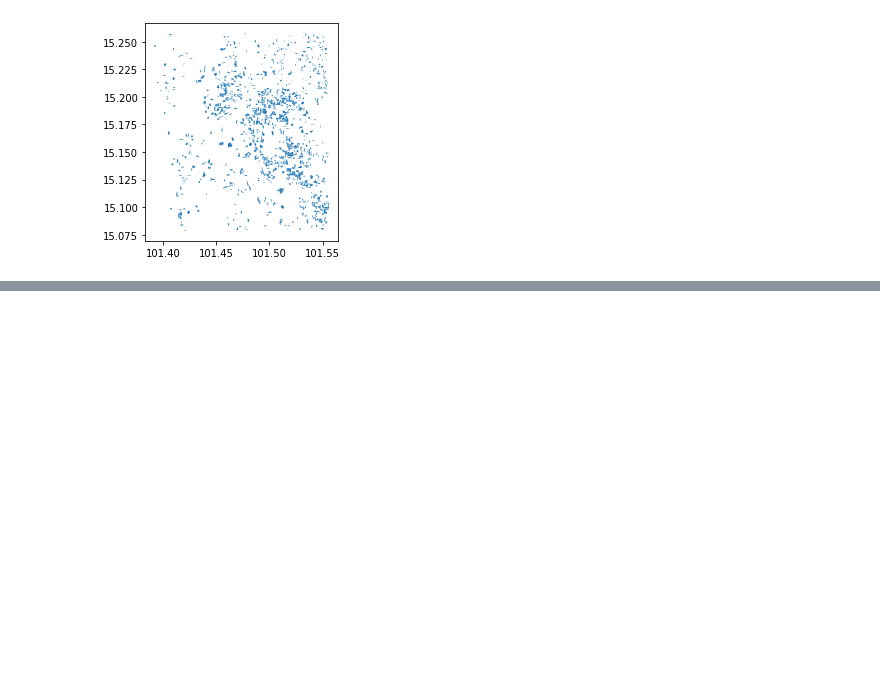
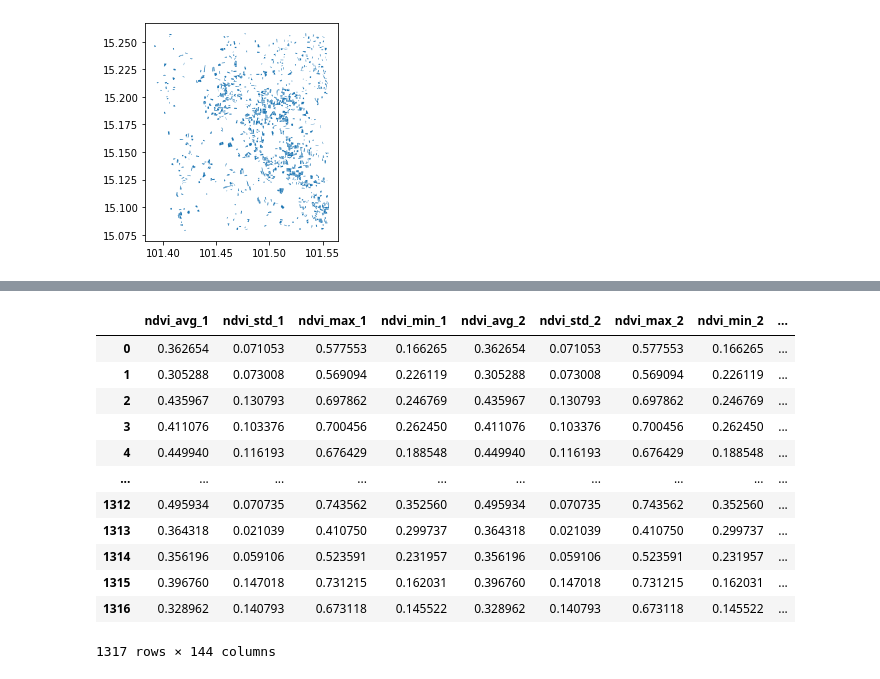
Before and after one commit to tmwatchanan/varuna-hackathon, a Jupyter notebook: Sentinel_2.ipynb, the cells around one changed output, grey strips where cells are left out. Cells and saved outputs as stored; diff of their text form; code cells hidden in the pictures; blank space fills up the shorter version.

```diff
--- a/Sentinel_2.ipynb
+++ b/Sentinel_2.ipynb
@@ -566,0 +161,7 @@ raster = gdal.Open(filepath)
+# %%
+def composite_max(max_indices, image):
+    out = np.zeros((2051, 2051))
+    for x in range(2051):
+        for y in range(2051):
+            out[x, y] = image[max_indices[x, y], x, y]
+    return out
@@ -566,0 +222,35 @@ raster = gdal.Open(filepath)
+# %%
+# TRAIN SET
+
+# average_ndvi = np.zeros((train_label.shape[0], len(max_ndvi_months)))
+month_features = []
+
+ndvi_images = []
+feature_names = ['ndvi', 'misra', 'b5']
+# feature_names = ['ndvi', 'ndwi', 'savi', 'b1'] # 'evi'
+
+for i in tqdm(range(train_label.shape[0])):
+    img = rasterize(
+        shapes=[(train_label.iloc[i].geometry, 1)], # Construct polygon and value tuples
+        out_shape=(img_profile['width'], img_profile['height']),
+        transform=img_profile['transform'] # This will make every pixel in the target image align correctly with satellite image
+    )
+
+    indexes = np.where(img == 1)
+    N = len(indexes[0])
+
+    # for t, date in enumerate(dates_2021):
+        # dt = datetime.strptime(date, '%Y%m%d')
+    month_feat = {}
+    for feature_name in feature_names:
+        for m in range(12):
+            feat_vals = np.zeros(N)
+            for j in range(N):
+                feat_vals[j] = image_max_months[feature_name][m][indexes[0][j], indexes[1][j]]
+            month_feat[f'{feature_name}_avg_{m+1}'] = np.nanmean(feat_vals)
+            month_feat[f'{feature_name}_std_{m+1}'] = np.nanstd(feat_vals)
+            month_feat[f'{feature_name}_max_{m+1}'] = np.nanmax(feat_vals)
+            month_feat[f'{feature_name}_min_{m+1}'] = np.nanmin(feat_vals)
+    month_features.append(month_feat)
+
+# average_ndvi = np.nan_to_num(average_ndvi[:, :, None])
@@ -566,0 +289,17 @@ raster = gdal.Open(filepath)
+# %%
+df_all = pd.DataFrame(month_features)
+df_all
+# %% [output]
+|  | ndvi_avg_1 | ndvi_std_1 | ndvi_max_1 | ndvi_min_1 | ndvi_avg_2 | ndvi_std_2 | ndvi_max_2 | ndvi_min_2 | ... |
+| 0 | 0.362654 | 0.071053 | 0.577553 | 0.166265 | 0.362654 | 0.071053 | 0.577553 | 0.166265 | ... |
+| 1 | 0.305288 | 0.073008 | 0.569094 | 0.226119 | 0.305288 | 0.073008 | 0.569094 | 0.226119 | ... |
+| 2 | 0.435967 | 0.130793 | 0.697862 | 0.246769 | 0.435967 | 0.130793 | 0.697862 | 0.246769 | ... |
+| 3 | 0.411076 | 0.103376 | 0.700456 | 0.262450 | 0.411076 | 0.103376 | 0.700456 | 0.262450 | ... |
+| 4 | 0.449940 | 0.116193 | 0.676429 | 0.188548 | 0.449940 | 0.116193 | 0.676429 | 0.188548 | ... |
+| ... | ... | ... | ... | ... | ... | ... | ... | ... | ... |
+| 1312 | 0.495934 | 0.070735 | 0.743562 | 0.352560 | 0.495934 | 0.070735 | 0.743562 | 0.352560 | ... |
+| 1313 | 0.364318 | 0.021039 | 0.410750 | 0.299737 | 0.364318 | 0.021039 | 0.410750 | 0.299737 | ... |
+| 1314 | 0.356196 | 0.059106 | 0.523591 | 0.231957 | 0.356196 | 0.059106 | 0.523591 | 0.231957 | ... |
+| 1315 | 0.396760 | 0.147018 | 0.731215 | 0.162031 | 0.396760 | 0.147018 | 0.731215 | 0.162031 | ... |
+| 1316 | 0.328962 | 0.140793 | 0.673118 | 0.145522 | 0.328962 | 0.140793 | 0.673118 | 0.145522 | ... |
+1317 rows × 144 columns
```
Also changed, not shown: parts of 81 cells of this notebook, 15 other files.
